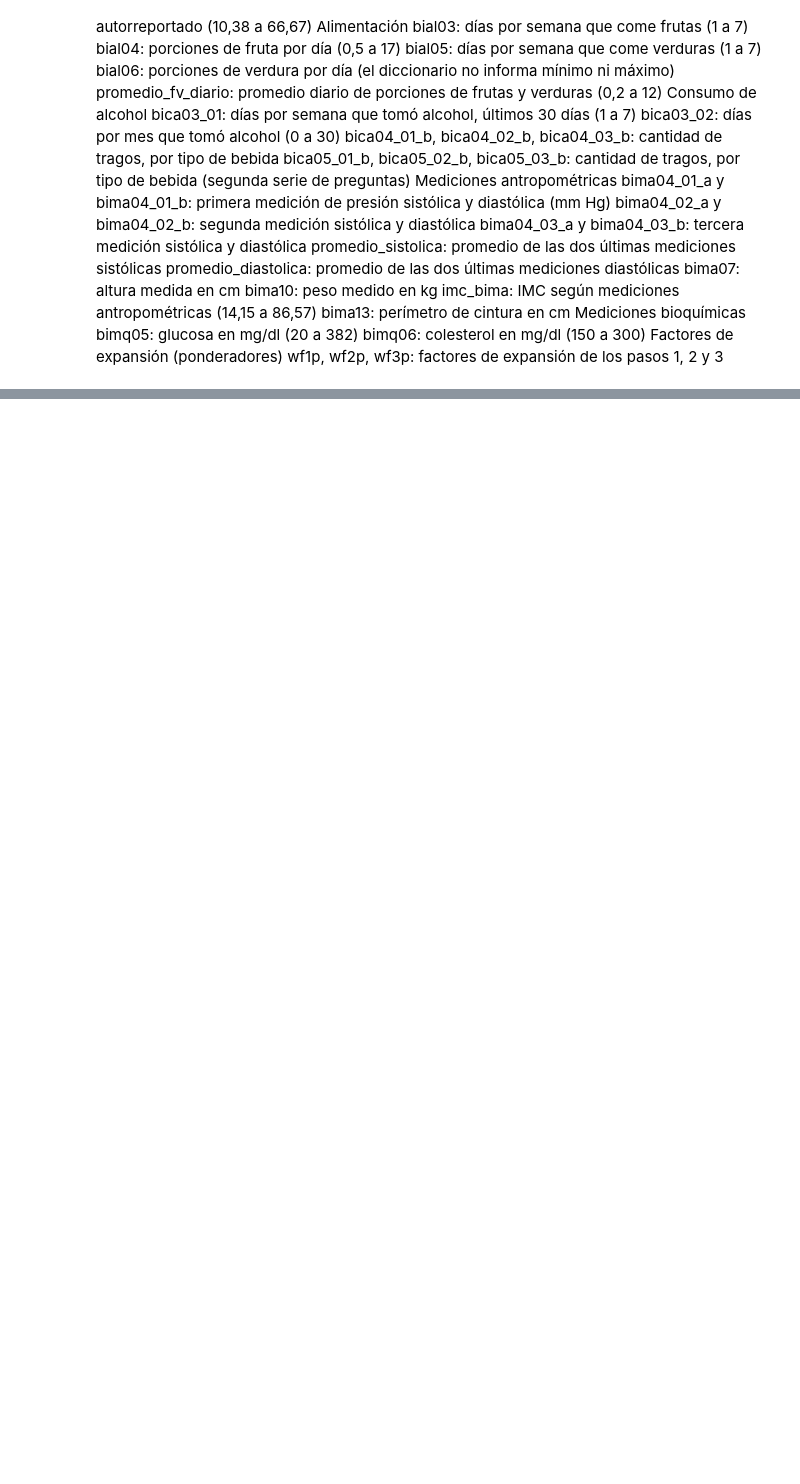
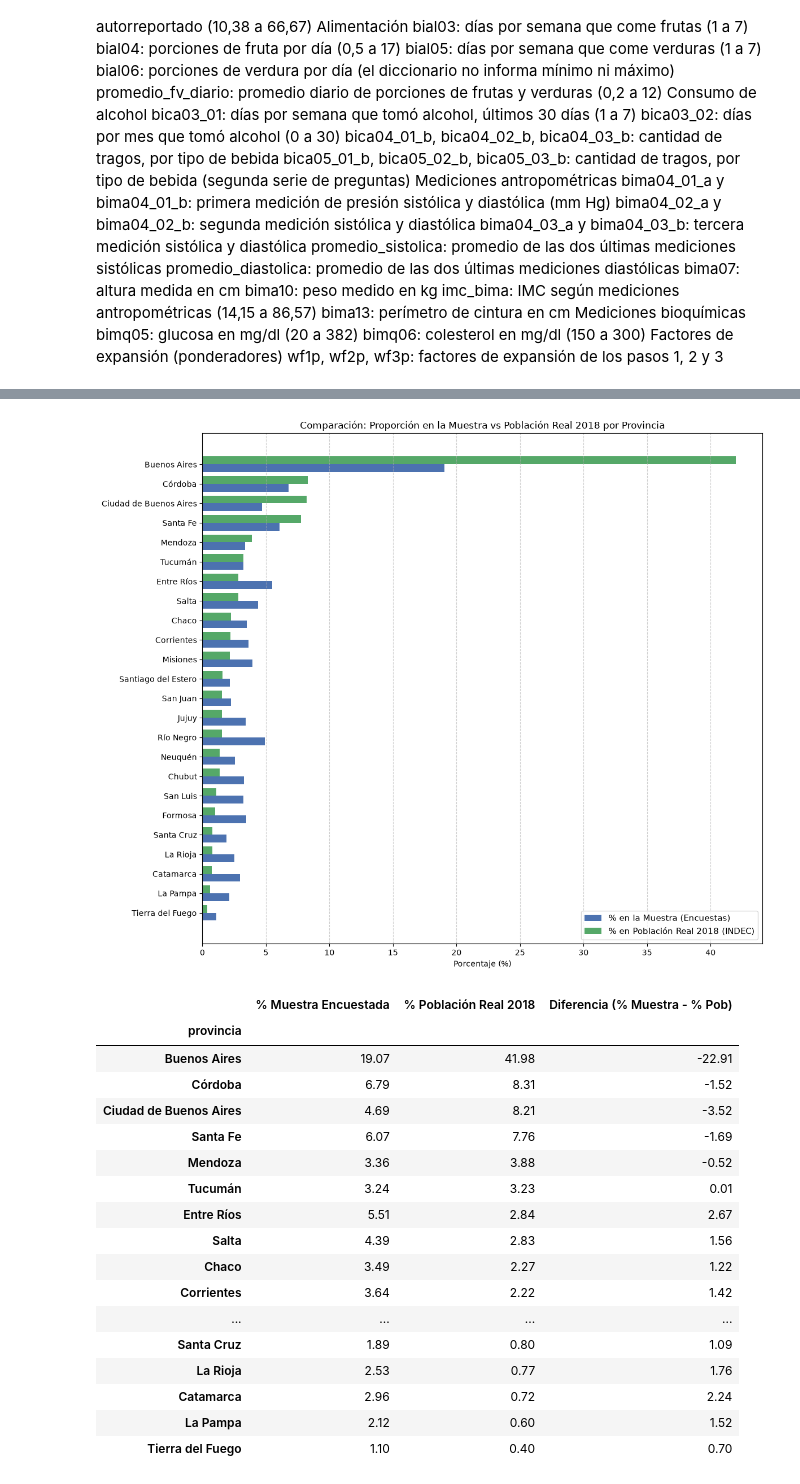
Before and after one commit to fausmurgades/Fundamentos-De-La-Ciencia-De-Datos-TP-Especial, a Jupyter notebook: faus.ipynb, the cells around one changed output, grey strips where cells are left out. Cells and saved outputs as stored; diff of their text form; code cells hidden in the pictures; blank space fills up the shorter version.

```diff
--- a/faus.ipynb
+++ b/faus.ipynb
@@ -852,0 +913,6 @@ Name: count, dtype: int64
+# %%
+df_id_ub_copia['provincia']=df_id_ub_copia['cod_provincia'].map(provincias)
+print(df_id_ub_copia)
+
+# Validar que todas las provincias hayan sido mapeadas correctamente
+assert df_id_ub_copia['provincia'].isna().sum() == 0, "Existen códigos de provincia no reconocidos"
@@ -852,0 +934,7 @@ Name: count, dtype: int64
+# %%
+resumen_provincia = df_id_ub_copia['provincia'].value_counts().rename('Casos').to_frame()
+resumen_provincia['% muestra'] = (resumen_provincia['Casos'] / resumen_provincia['Casos'].sum() * 100).round(2)
+resumen_provincia['Poblacion']=df_id_ub_copia.groupby('provincia')['wf1p'].sum()
+resumen_provincia['% pob'] = (resumen_provincia['Poblacion'] / resumen_provincia['Poblacion'].sum() * 100).round(2)
+
+resumen_provincia
@@ -852,0 +964,9 @@ Name: count, dtype: int64
+# %%
+df_comp = pd.DataFrame({
+    '% Muestra Encuestada': resumen_provincia['% muestra'],
+    '% Población Real 2018': resumen_provincia['% pob']
+}).sort_values(by='% Población Real 2018', ascending=True)
+
+df_comp['Diferencia (% Muestra - % Pob)'] = df_comp['% Muestra Encuestada'] - df_comp['% Población Real 2018']
+
+df_comp
@@ -852,0 +992,39 @@ Name: count, dtype: int64
+# %%
+import numpy as np
+import matplotlib.pyplot as plt
+
+y = np.arange(len(df_comp))
+height = 0.4
+fig, ax = plt.subplots(figsize=(12, 10))
+ax.barh(y - height/2, df_comp['% Muestra Encuestada'], height, label='% en la Muestra (Encuestas)', color='#4C72B0')
+ax.barh(y + height/2, df_comp['% Población Real 2018'], height, label='% en Población Real 2018 (INDEC)', color='#55A868')
+ax.set_yticks(y)
+ax.set_yticklabels(df_comp.index)
+ax.set_xlabel('Porcentaje (%)')
+ax.set_title('Comparación: Proporción en la Muestra vs Población Real 2018 por Provincia')
+ax.legend(fontsize=11)
+ax.grid(axis='x', linestyle='--', alpha=0.6)
+plt.tight_layout()
+plt.show()
+
+df_comp.sort_values(by='% Población Real 2018', ascending=False)
+# %% [output]
+[figure, added]
+|  | % Muestra Encuestada | % Población Real 2018 | Diferencia (% Muestra - % Pob) |
+| provincia |  |  |  |
+| Buenos Aires | 19.07 | 41.98 | -22.91 |
+| Córdoba | 6.79 | 8.31 | -1.52 |
+| Ciudad de Buenos Aires | 4.69 | 8.21 | -3.52 |
+| Santa Fe | 6.07 | 7.76 | -1.69 |
+| Mendoza | 3.36 | 3.88 | -0.52 |
+| Tucumán | 3.24 | 3.23 | 0.01 |
+| Entre Ríos | 5.51 | 2.84 | 2.67 |
+| Salta | 4.39 | 2.83 | 1.56 |
+| Chaco | 3.49 | 2.27 | 1.22 |
+| Corrientes | 3.64 | 2.22 | 1.42 |
+| ... | ... | ... | ... |
+| Santa Cruz | 1.89 | 0.80 | 1.09 |
+| La Rioja | 2.53 | 0.77 | 1.76 |
+| Catamarca | 2.96 | 0.72 | 2.24 |
+| La Pampa | 2.12 | 0.60 | 1.52 |
+| Tierra del Fuego | 1.10 | 0.40 | 0.70 |
```
Also changed, not shown: parts of 9 cells of this notebook.
